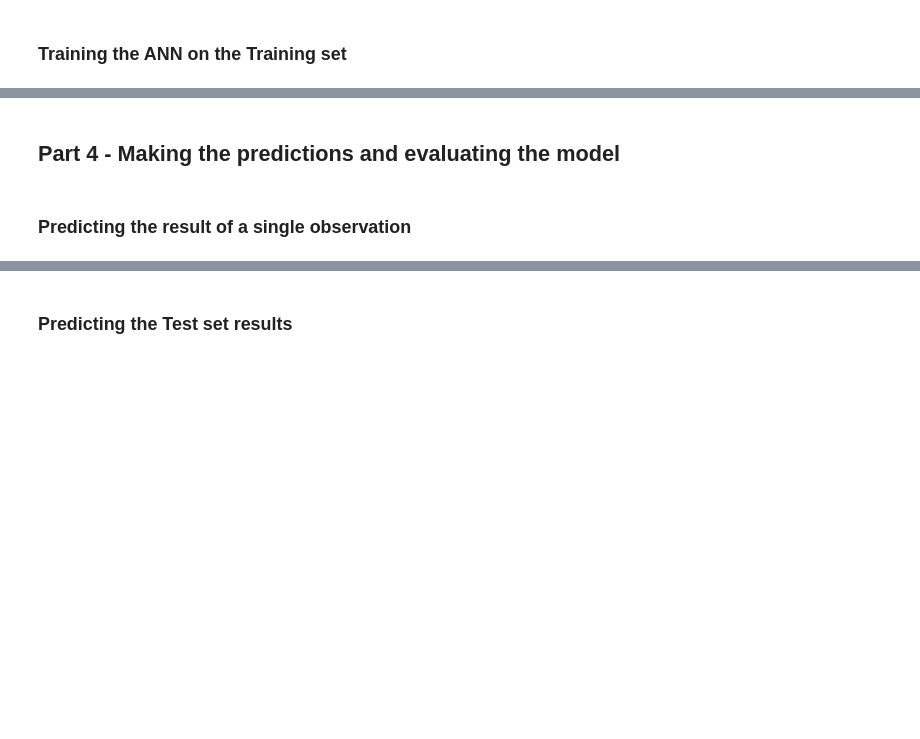
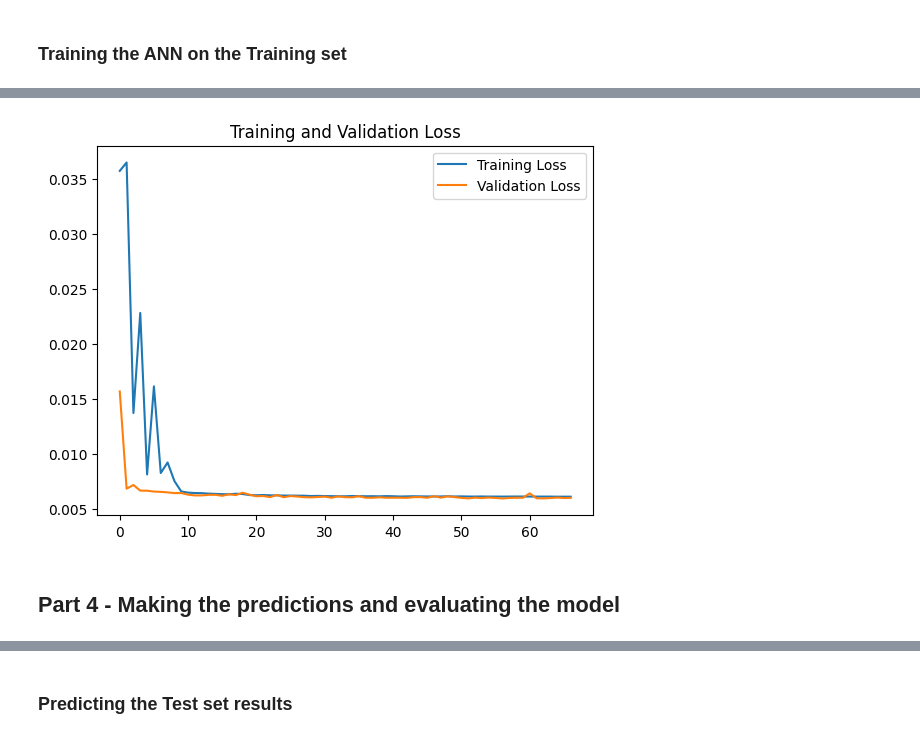
Before and after one commit to ricardotassio/price-smart-api, a Jupyter notebook: notebooks/ann_chaw.ipynb, the cells around one changed output, grey strips where cells are left out. Cells and saved outputs as stored; diff of their text form; code cells hidden in the pictures; blank space fills up the shorter version.

```diff
--- a/notebooks/ann_chaw.ipynb
+++ b/notebooks/ann_chaw.ipynb
@@ -114,5 +114,3 @@ ann = Sequential([
 ann.compile(optimizer='adam', loss='mse', metrics=['mae'])
 # %% [markdown]
 ### Training the ANN on the Training set
-# %%
-ann.fit(X_train, y_train, batch_size=32, epochs=100)
@@ -137,0 +117,5 @@ KeyboardInterrupt:
+# %%
+from tensorflow.keras.callbacks import EarlyStopping
+
+early_stopping = EarlyStopping(monitor='val_loss', patience=10, restore_best_weights=True)
+ann.fit(X_train, y_train_scaled, epochs=100, batch_size=32, validation_split=0.2, callbacks=[early_stopping])
@@ -138,4 +141,12 @@ KeyboardInterrupt:
+# %%
+import matplotlib.pyplot as plt
+
+plt.plot(ann.history.history['loss'], label='Training Loss')
+plt.plot(ann.history.history['val_loss'], label='Validation Loss')
+plt.legend()
+plt.title('Training and Validation Loss')
+plt.show()
+# %% [output]
+[figure, added]
 # %% [markdown]
 ## Part 4 - Making the predictions and evaluating the model
-# %% [markdown]
-### Predicting the result of a single observation
```
Also changed, not shown: parts of 10 cells of this notebook.
